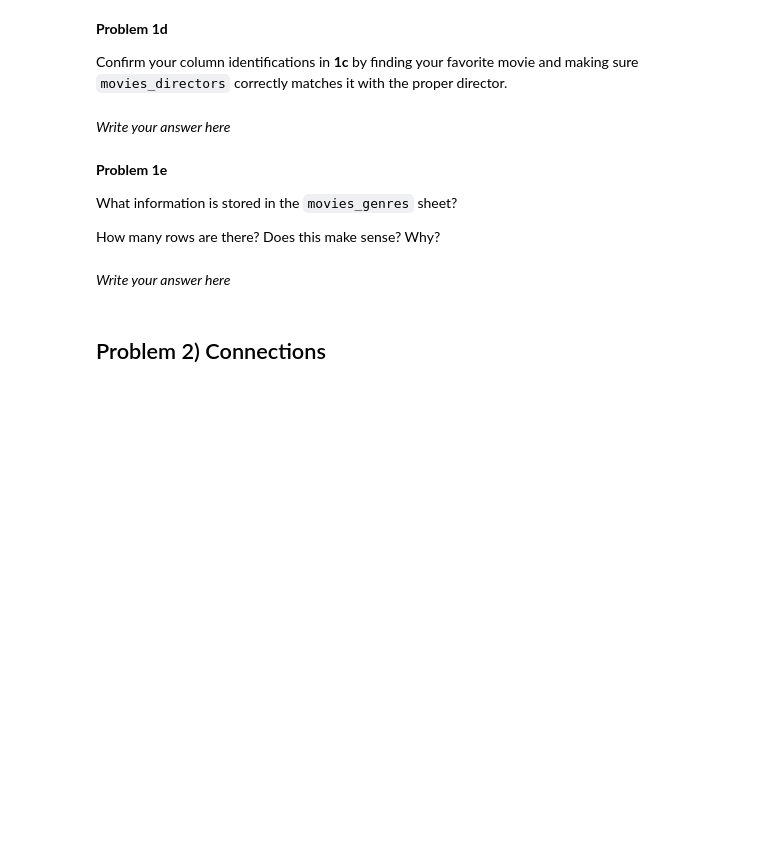
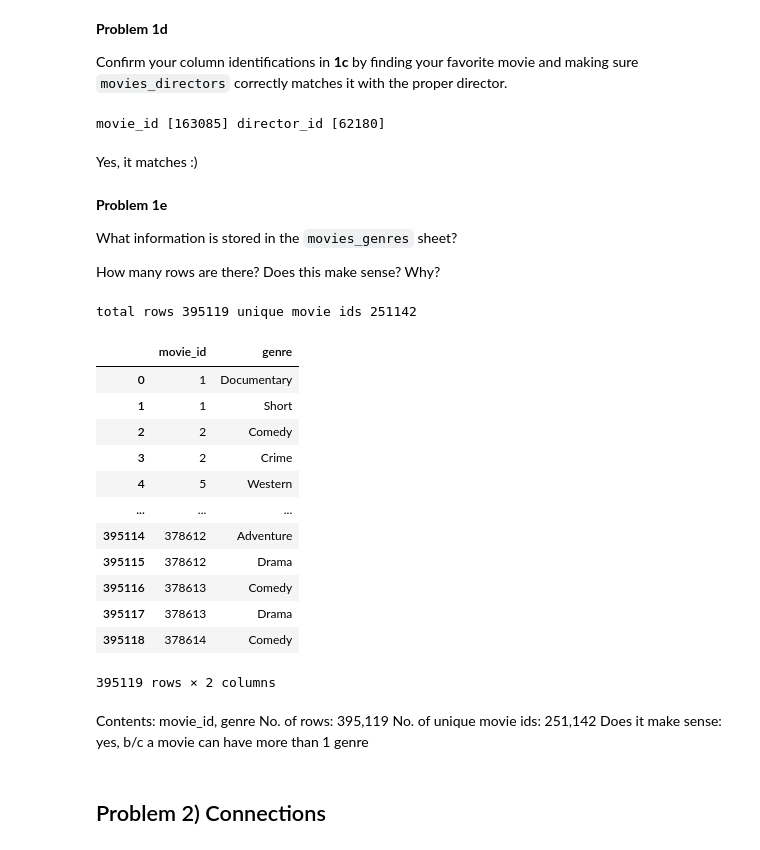
Before and after one commit to LSSTC-DSFP/LSSTC-DSFP-Sessions, a Jupyter notebook: Sessions/Session15/Day1/IntroductionToDataStorage.ipynb, the cells around one changed output. Drawn from its saved outputs; the diff is of its cells as text; code cells hidden in the pictures; blank space fills up the shorter version.

```diff
--- a/Sessions/Session15/Day1/IntroductionToDataStorage.ipynb
+++ b/Sessions/Session15/Day1/IntroductionToDataStorage.ipynb
@@ -65,16 +131,49 @@ How many rows are there? Does this make sense? Why?
 **Problem 1d**
 
 Confirm your column identifications in **1c** by finding your favorite movie and making sure `movies_directors` correctly matches it with the proper director.
+# %%
+
+movie_id      = df_movies[(df_movies['name']=='Istanbul') &
+                          (df_movies['year']==1957)]['id'].values
+director_id   = df_mov_directors[df_mov_directors['movie_id']==movie_id[0]]['director_id'].values
+director_name = df_directors[df_directors['id']==director_id[0]].values
+print('movie_id',movie_id,'director_id',director_id)
+# %% [output]
+movie_id [163085] director_id [62180]
 # %% [markdown]
-*Write your answer here*
+Yes, it matches :)
 # %% [markdown]
 **Problem 1e**
 
 What information is stored in the `movies_genres` sheet?
 
 How many rows are there? Does this make sense? Why?
+# %%
+df_genre=pd.read_csv('imdbdata_movies_genres.csv')
+print('total rows',len(df_genre['movie_id']),\
+      'unique movie ids',len(df_genre['movie_id'].unique())
+     )
+df_genre
+# %% [output]
+total rows 395119 unique movie ids 251142
+|  | movie_id | genre |
+| 0 | 1 | Documentary |
+| 1 | 1 | Short |
+| 2 | 2 | Comedy |
+| 3 | 2 | Crime |
+| 4 | 5 | Western |
+| ... | ... | ... |
+| 395114 | 378612 | Adventure |
+| 395115 | 378612 | Drama |
+| 395116 | 378613 | Comedy |
+| 395117 | 378613 | Drama |
+| 395118 | 378614 | Comedy |
+395119 rows × 2 columns
 # %% [markdown]
-*Write your answer here*
+Contents: movie_id, genre
+No. of rows: 395,119
+No. of unique movie ids: 251,142
+Does it make sense: yes, b/c a movie can have more than 1 genre
 # %% [markdown]
 ## Problem 2) Connections
 # %% [markdown]
```
Also changed, not shown: parts of 10 cells of this notebook, 7 other files.
